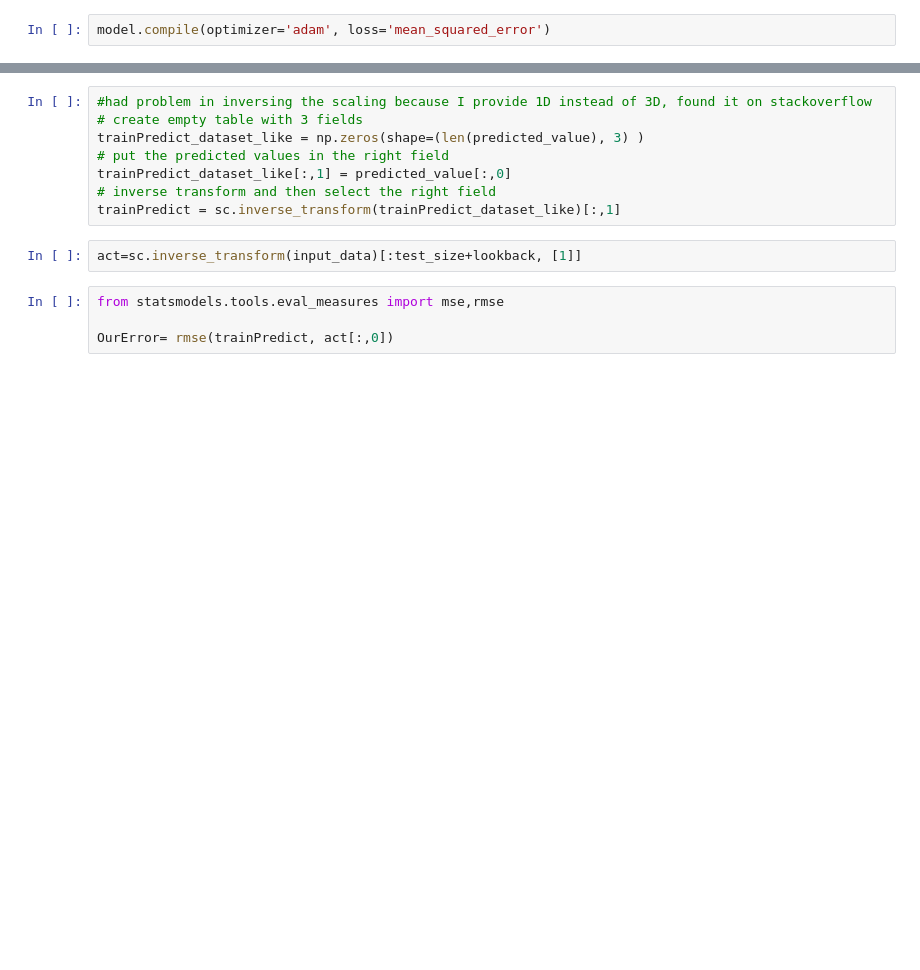
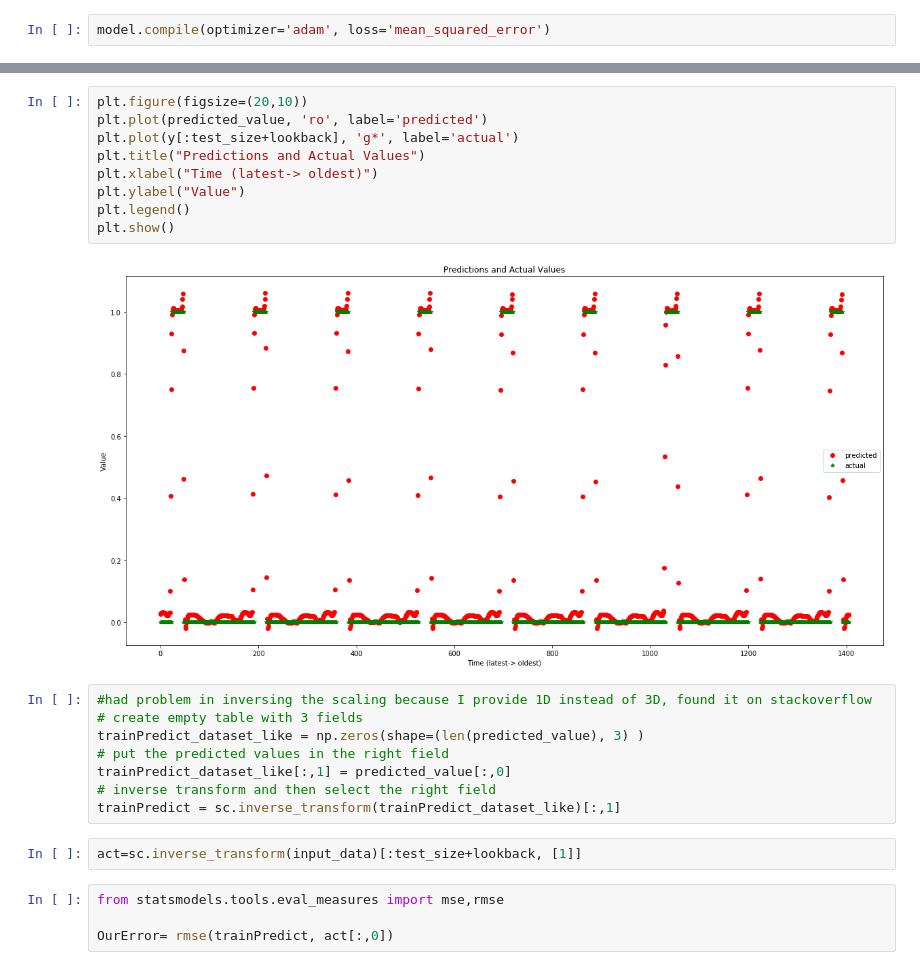
Before and after one commit to Darzan21/Electric-Load-Forecasting, a Jupyter notebook: LoadForecasting.ipynb, the cells around one changed output, grey strips where cells are left out. Saved outputs shown, nothing was run; the diff lists cells and outputs as text; blank space fills up the shorter version.

```diff
--- a/LoadForecasting.ipynb
+++ b/LoadForecasting.ipynb
@@ -1018,3 +1033,14 @@ array([[0.28333586],
+# %%
+plt.figure(figsize=(20,10))
+plt.plot(predicted_value, 'ro', label='predicted')
+plt.plot(y[:test_size+lookback], 'g*', label='actual')
+plt.title("Predictions and Actual Values")
+plt.xlabel("Time (latest-> oldest)")
+plt.ylabel("Value")
+plt.legend()
+plt.show()
+# %% [output]
+[figure, added]
 # %%
 #had problem in inversing the scaling because I provide 1D instead of 3D, found it on stackoverflow
 # create empty table with 3 fields
```
Also changed, not shown: parts of 50 cells of this notebook.
